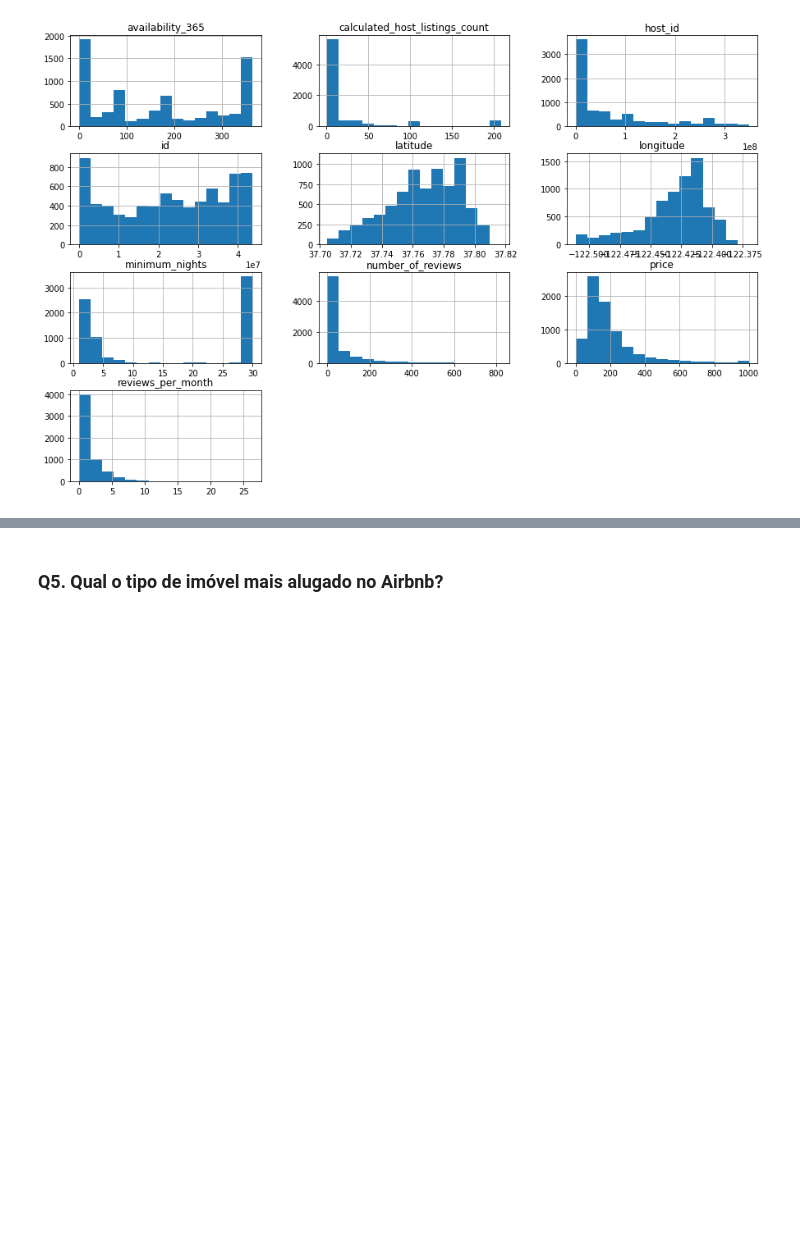
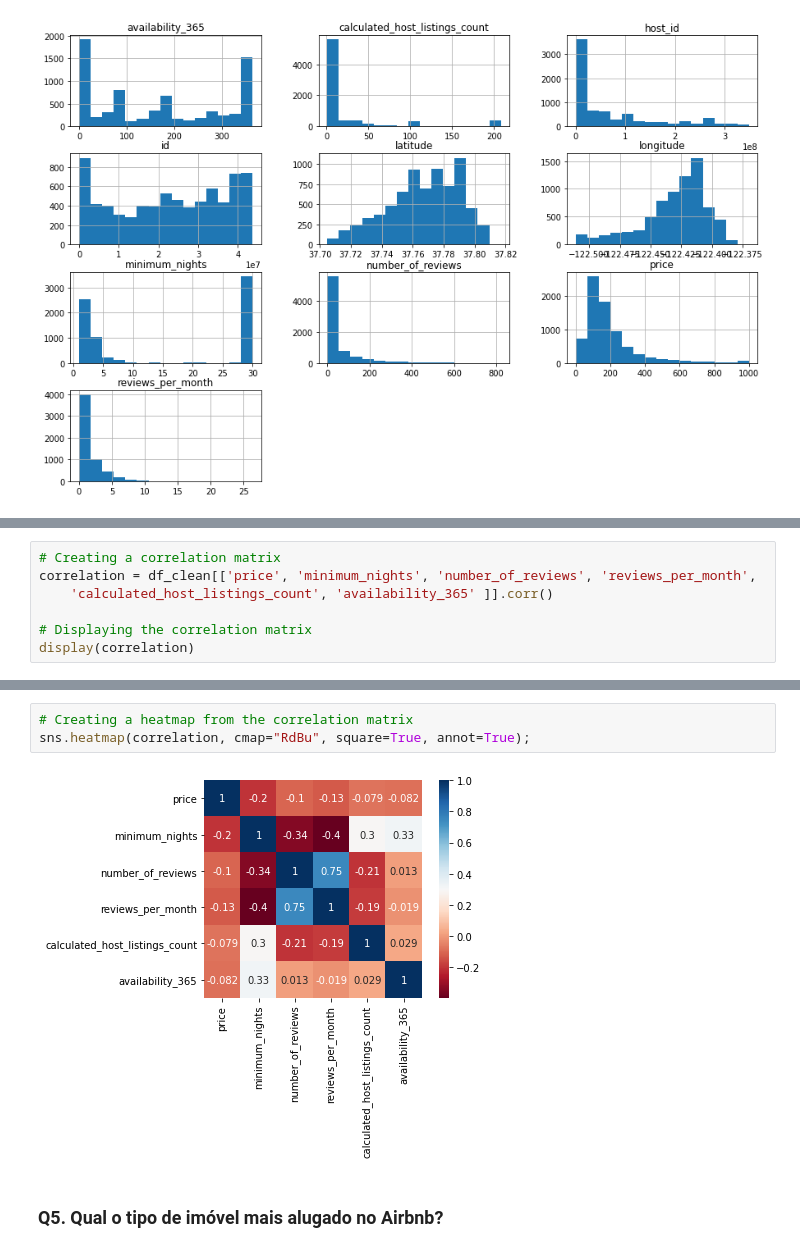
Before and after one commit to JoaoSiqueiraDS/Joao_Siqueira_Portifolio, a Jupyter notebook: [Template]_Analisando_os_Dados_do_Airbnb.ipynb, the cells around one changed output, grey strips where cells are left out. Drawn from its saved outputs; the diff is of its cells as text; blank space fills up the shorter version.

```diff
--- a/[Template]_Analisando_os_Dados_do_Airbnb.ipynb
+++ b/[Template]_Analisando_os_Dados_do_Airbnb.ipynb
@@ -226,0 +226,7 @@ df_clean.hist(bins=15, figsize = (15,10));
+# %%
+# Creating a correlation matrix
+correlation = df_clean[['price', 'minimum_nights', 'number_of_reviews', 'reviews_per_month',
+    'calculated_host_listings_count', 'availability_365' ]].corr()
+
+# Displaying the correlation matrix
+display(correlation)
@@ -227,3 +241,8 @@ df_clean.hist(bins=15, figsize = (15,10));
+# %%
+# Creating a heatmap from the correlation matrix
+sns.heatmap(correlation, cmap="RdBu", square=True, annot=True);
+# %% [output]
+[figure, added]
 # %% [markdown]
 ### **Q5. Qual o tipo de imóvel mais alugado no Airbnb?**
 # %%
```
Also changed, not shown: parts of 6 cells of this notebook.
